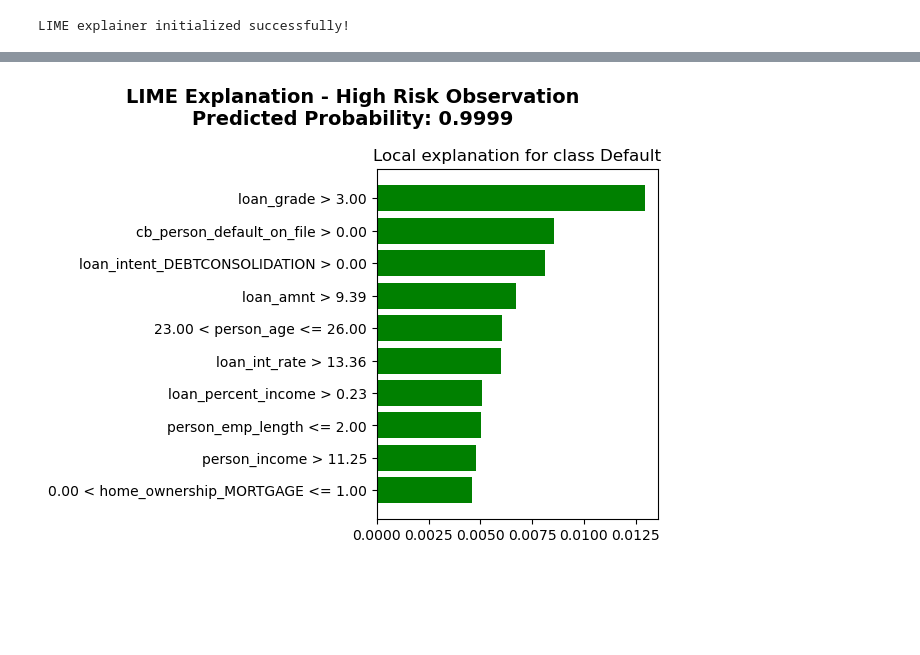
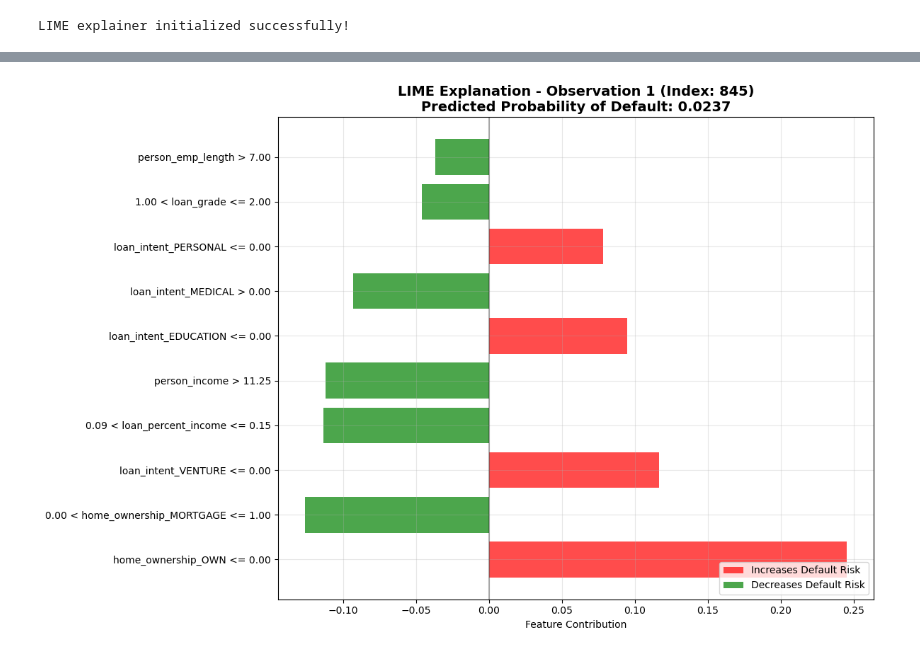
Before and after one commit to Notplays/Credit-Risk, a Jupyter notebook: notebook.ipynb, the cells around one changed output, grey strips where cells are left out. Drawn from its saved outputs; the diff is of its cells as text; code cells hidden in the pictures; blank space fills up the shorter version.

```diff
--- a/notebook.ipynb
+++ b/notebook.ipynb
@@ -754,8 +750,7 @@ def nn_predict_proba(X):
     """
     # Scale the input data
     scaler = StandardScaler()
-    scaler.fit(X_train_scaled)  # Use the same scaler as training
-    X_scaled = scaler.transform(X)
+    X_scaled = scaler.fit_transform(X)
 
     # Get predictions
     probabilities = best_model.predict(X_scaled)
@@ -784,13 +779,11 @@ LIME explainer initialized successfully!
 predictions_lime = nn_predict_proba(X_test_lime.values)
 probabilities = predictions_lime[:, 1]  # Probability of default
 
-# Find different types of predictions
-high_risk_idx = np.argmax(probabilities)
-low_risk_idx = np.argmin(probabilities)
-medium_risk_idx = np.argmin(np.abs(probabilities - 0.5))  # Closest to 0.5
+# Select 4 random observations for LIME analysis
+np.random.seed(11)  # For reproducibility
+random_indices = np.random.choice(len(X_test_lime), 4, replace=False)
 
-print("Selected observations for LIME analysis:")
-print(f"High risk (idx {high_risk_idx}): {probabilities[high_risk_idx]:.4f} probability of default")
-print(f"Low risk (idx {low_risk_idx}): {probabilities[low_risk_idx]:.4f} probability of default")
-print(f"Medium risk (idx {medium_risk_idx}): {probabilities[medium_risk_idx]:.4f} probability of default")
+print("Selected random observations for LIME analysis:")
+for i, idx in enumerate(random_indices):
+    print(f"Observation {i+1} (idx {idx}): Probability of default = {probabilities[idx]:.4f}")
 # %% [output]
@@ -802,24 +796,53 @@ Medium risk (idx 5036): 0.5064 probability of default
 # %%
-# LIME explanation for HIGH RISK observation
-print("="*60)
-print("LIME ANALYSIS - HIGH RISK OBSERVATION")
-print("="*60)
+# LIME explanation for 4 random observations
+print("="*80)
+print("LIME ANALYSIS - 4 RANDOM OBSERVATIONS")
+print("="*80)
 
-# Generate explanation
-explanation_high = explainer.explain_instance(
-    X_test_lime.iloc[high_risk_idx].values,  # Instance to explain
-    nn_predict_proba,  # Prediction function
-    num_features=10,  # Number of features to show
-    num_samples=1000  # Number of samples for local approximation
-)
+explanations = []
 
-# Show explanation in text
-print(explanation_high.as_list())
+for i, idx in enumerate(random_indices):
+    print(f"\n{'-'*50}")
+    print(f"OBSERVATION {i+1} (Index: {idx})")
+    print(f"Predicted Probability of Default: {probabilities[idx]:.4f}")
+    print(f"{'-'*50}")
 
-# Show as plot
-fig = explanation_high.as_pyplot_figure()
-fig.suptitle(f'LIME Explanation - High Risk Observation\nPredicted Probability: {probabilities[high_risk_idx]:.4f}',
-             fontsize=14, fontweight='bold')
-plt.tight_layout()
-plt.show()
+    # Generate explanation
+    explanation = explainer.explain_instance(
+        X_test_lime.iloc[idx].values,  # Instance to explain
+        nn_predict_proba,  # Prediction function
+        num_features=10,  # Number of features to show
+        num_samples=1000  # Number of samples for local approximation
+    )
+
+    explanations.append(explanation)
+
+    # Create individual plot for this explanation
+    plt.figure(figsize=(12, 8))
+
+    # Get the explanation as matplotlib figure
+    exp_list = explanation.as_list()
+    features = [item[0] for item in exp_list]
+    contributions = [item[1] for item in exp_list]
+
+    # Create horizontal bar plot
+    colors = ['red' if x > 0 else 'green' for x in contributions]
+    y_pos = np.arange(len(features))
+
+    plt.barh(y_pos, contributions, color=colors, alpha=0.7)
+    plt.yticks(y_pos, features)
+    plt.xlabel('Feature Contribution')
+    plt.title(f'LIME Explanation - Observation {i+1} (Index: {idx})\nPredicted Probability of Default: {probabilities[idx]:.4f}',
+              fontsize=14, fontweight='bold')
+    plt.axvline(x=0, color='black', linestyle='-', alpha=0.3)
+    plt.grid(True, alpha=0.3)
+
+    # Add legend
+    from matplotlib.patches import Patch
+    legend_elements = [Patch(facecolor='red', alpha=0.7, label='Increases Default Risk'),
+                      Patch(facecolor='green', alpha=0.7, label='Decreases Default Risk')]
+    plt.legend(handles=legend_elements, loc='lower right')
+
+    plt.tight_layout()
+    plt.show()
 # %% [output]
@@ -831 +858 @@ LIME ANALYSIS - HIGH RISK OBSERVATION
-[figure, old version]
+[figure, new version]
```
Also changed, not shown: parts of 15 cells of this notebook.
